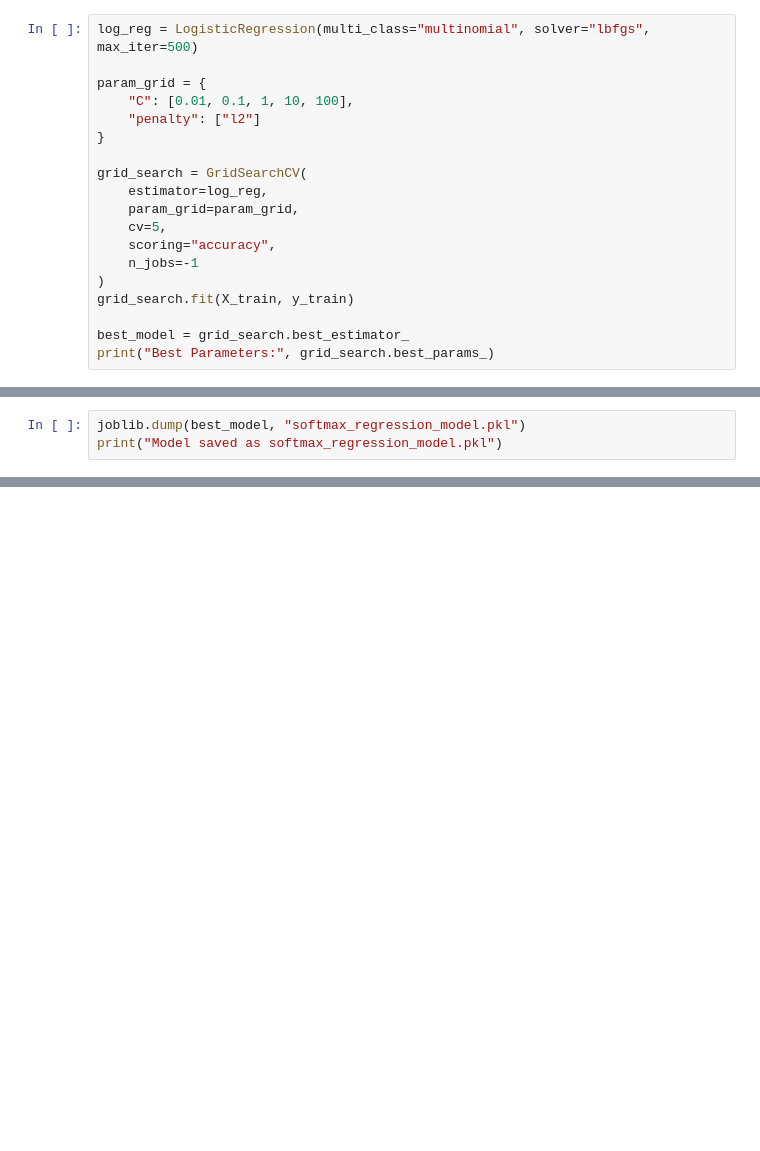
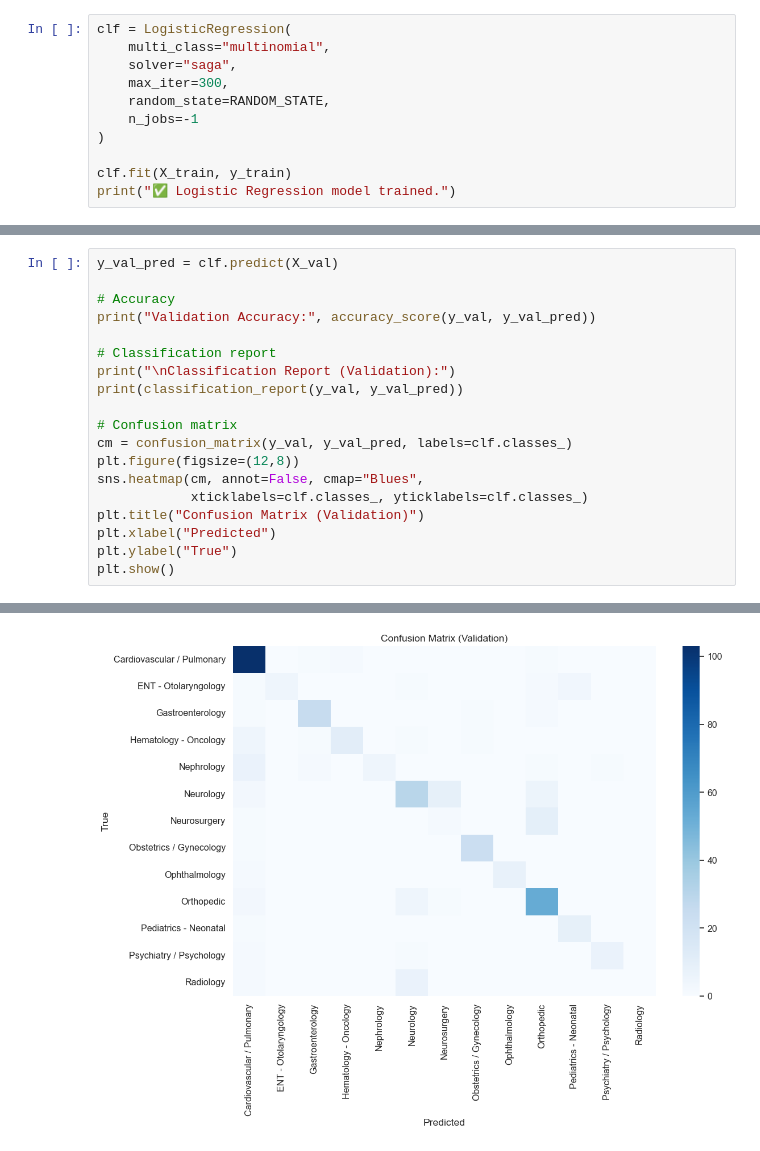
Before and after one commit to senumiminodya/axora-medarchive-solution, a Jupyter notebook: classification_modeling.ipynb, the cells around one changed output, grey strips where cells are left out. Saved outputs shown, nothing was run; the diff lists cells and outputs as text; blank space fills up the shorter version.

```diff
--- a/classification_modeling.ipynb
+++ b/classification_modeling.ipynb
@@ -98,20 +98,12 @@ Finally, we extract the **best parameters** and the corresponding model.
 # %%
-log_reg = LogisticRegression(multi_class="multinomial", solver="lbfgs", max_iter=500)
-
-param_grid = {
-    "C": [0.01, 0.1, 1, 10, 100],
-    "penalty": ["l2"]
-}
-
-grid_search = GridSearchCV(
-    estimator=log_reg,
-    param_grid=param_grid,
-    cv=5,
-    scoring="accuracy",
+clf = LogisticRegression(
+    multi_class="multinomial",
+    solver="saga",
+    max_iter=300,
+    random_state=RANDOM_STATE,
     n_jobs=-1
 )
-grid_search.fit(X_train, y_train)
 
-best_model = grid_search.best_estimator_
-print("Best Parameters:", grid_search.best_params_)
+clf.fit(X_train, y_train)
+print("✅ Logistic Regression model trained.")
 # %% [output]
@@ -153,4 +139,20 @@ This artifact will later be packaged with preprocessing into a Scikit-learn Pipe
 # %%
-joblib.dump(best_model, "softmax_regression_model.pkl")
-print("Model saved as softmax_regression_model.pkl")
+y_val_pred = clf.predict(X_val)
+
+# Accuracy
+print("Validation Accuracy:", accuracy_score(y_val, y_val_pred))
+
+# Classification report
+print("\nClassification Report (Validation):")
+print(classification_report(y_val, y_val_pred))
+
+# Confusion matrix
+cm = confusion_matrix(y_val, y_val_pred, labels=clf.classes_)
+plt.figure(figsize=(12,8))
+sns.heatmap(cm, annot=False, cmap="Blues",
+            xticklabels=clf.classes_, yticklabels=clf.classes_)
+plt.title("Confusion Matrix (Validation)")
+plt.xlabel("Predicted")
+plt.ylabel("True")
+plt.show()
 # %% [output]
@@ -158 +176,2 @@ Model saved as softmax_regression_model.pkl
+[figure, added]
 # %% [markdown]
```
Also changed, not shown: parts of 25 cells of this notebook.
